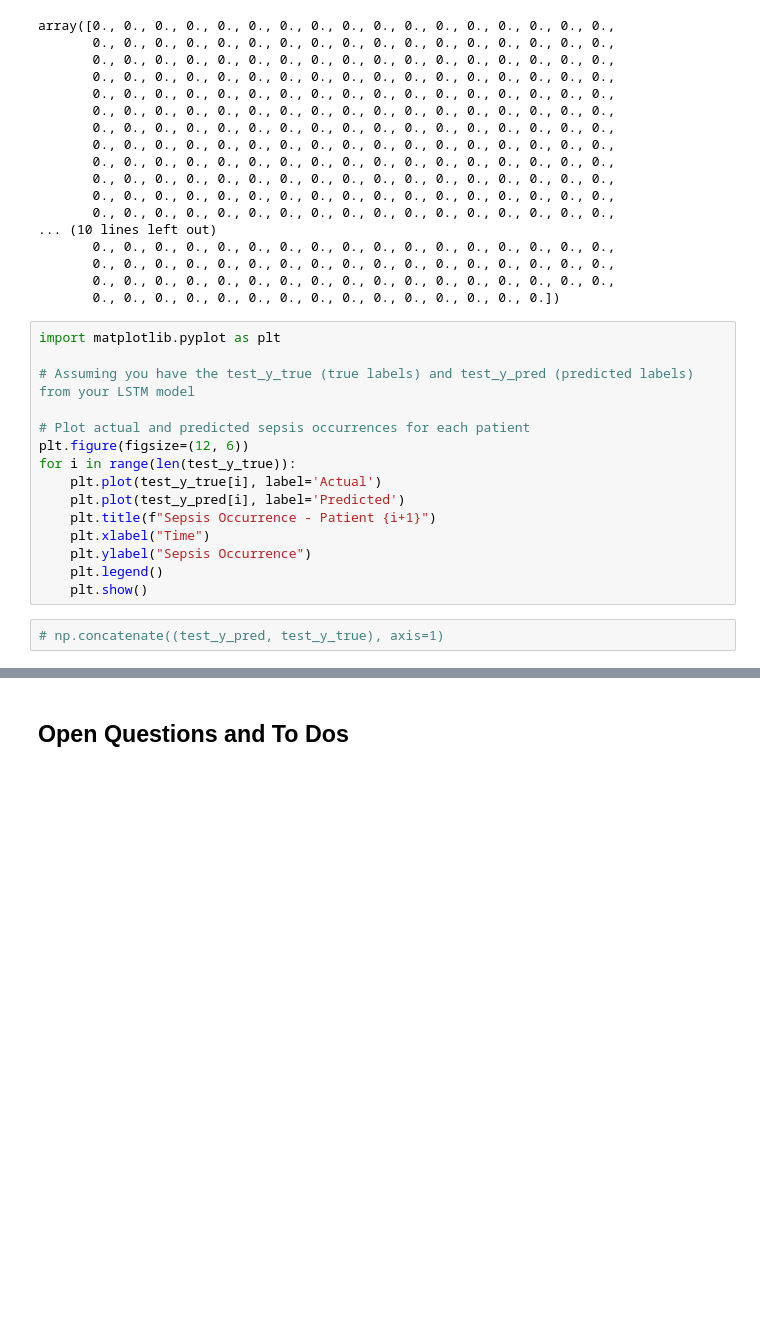
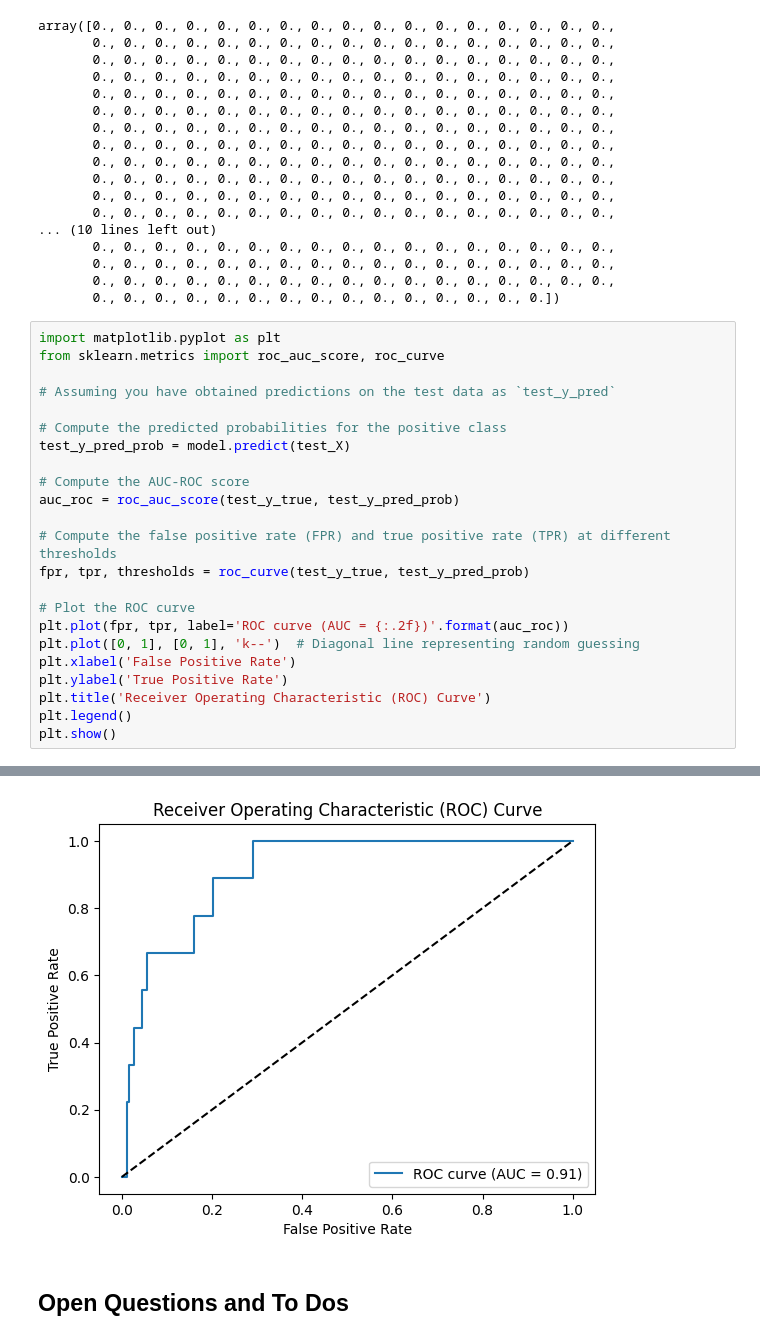
Before and after one commit to Mitmischer/sepsis-prediction, a Jupyter notebook: preprocessing.ipynb, the cells around one changed output, grey strips where cells are left out. Saved outputs shown, nothing was run; the diff lists cells and outputs as text; blank space fills up the shorter version.

Commit message:
Improved LSTM

```diff
--- a/preprocessing.ipynb
+++ b/preprocessing.ipynb
@@ -1106,20 +1126,27 @@ array([0., 0., 0., 0., 0., 0., 0., 0., 0., 0., 0., 0., 0., 0., 0., 0., 0.,
        0., 0., 0., 0., 0., 0., 0., 0., 0., 0., 0., 0., 0., 0., 0., 0., 0.,
        0., 0., 0., 0., 0., 0., 0., 0., 0., 0., 0., 0., 0., 0., 0., 0., 0.,
        0., 0., 0., 0., 0., 0., 0., 0., 0., 0., 0., 0., 0., 0., 0.])
-# %%
-import matplotlib.pyplot as plt
-
-# Assuming you have the test_y_true (true labels) and test_y_pred (predicted labels) from your LSTM model
-
-# Plot actual and predicted sepsis occurrences for each patient
-plt.figure(figsize=(12, 6))
-for i in range(len(test_y_true)):
-    plt.plot(test_y_true[i], label='Actual')
-    plt.plot(test_y_pred[i], label='Predicted')
-    plt.title(f"Sepsis Occurrence - Patient {i+1}")
-    plt.xlabel("Time")
-    plt.ylabel("Sepsis Occurrence")
-    plt.legend()
-    plt.show()
-# %%
-# np.concatenate((test_y_pred, test_y_true), axis=1)
+# %%
+import matplotlib.pyplot as plt
+from sklearn.metrics import roc_auc_score, roc_curve
+
+# Assuming you have obtained predictions on the test data as `test_y_pred`
+
+# Compute the predicted probabilities for the positive class
+test_y_pred_prob = model.predict(test_X)
+
+# Compute the AUC-ROC score
+auc_roc = roc_auc_score(test_y_true, test_y_pred_prob)
+
+# Compute the false positive rate (FPR) and true positive rate (TPR) at different thresholds
+fpr, tpr, thresholds = roc_curve(test_y_true, test_y_pred_prob)
+
+# Plot the ROC curve
+plt.plot(fpr, tpr, label='ROC curve (AUC = {:.2f})'.format(auc_roc))
+plt.plot([0, 1], [0, 1], 'k--')  # Diagonal line representing random guessing
+plt.xlabel('False Positive Rate')
+plt.ylabel('True Positive Rate')
+plt.title('Receiver Operating Characteristic (ROC) Curve')
+plt.legend()
+plt.show()
+# %% [output]
@@ -1126,3 +1154,4 @@ for i in range(len(test_y_true)):
+[figure, added]
 # %% [markdown]
 ## Open Questions and To Dos
 # %% [markdown]
```
Also changed, not shown: parts of 2 cells of this notebook.
